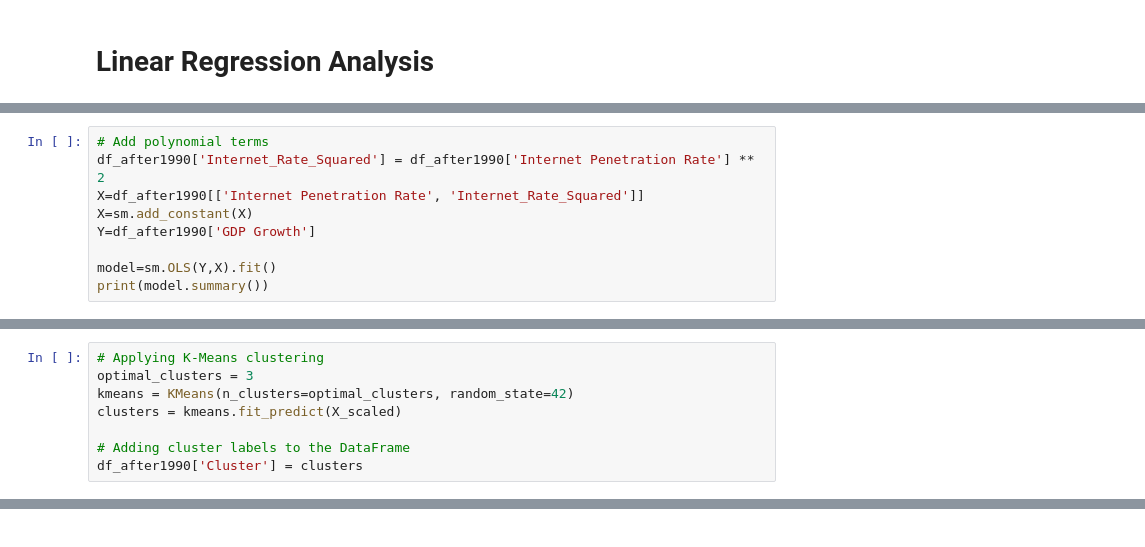
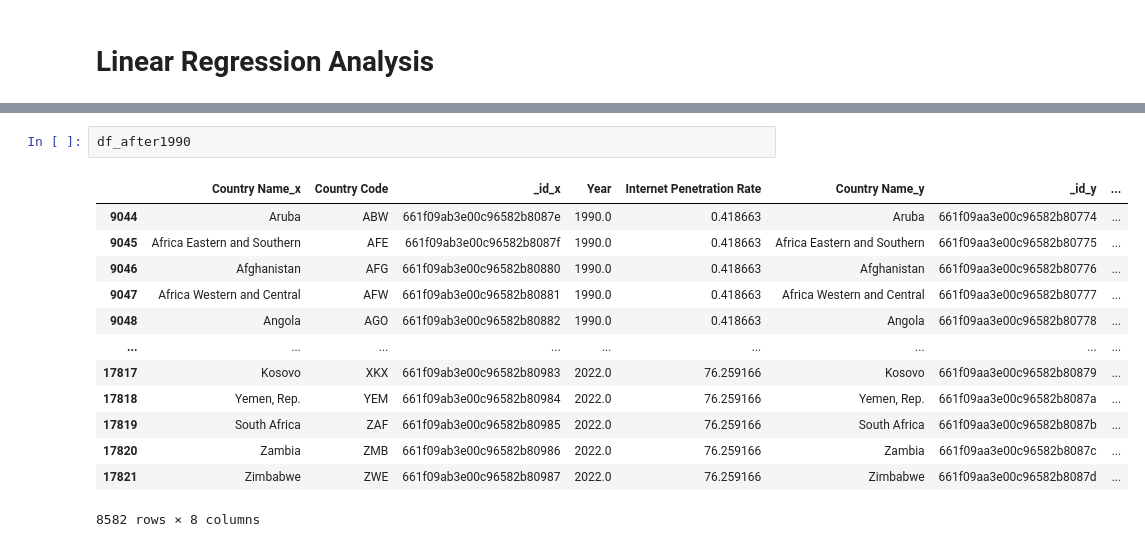
Before and after one commit to Crimson725/5200_proj, a Jupyter notebook: 5200_proj.ipynb, the cells around one changed output, grey strips where cells are left out. Saved outputs shown, nothing was run; the diff lists cells and outputs as text.

```diff
--- a/5200_proj.ipynb
+++ b/5200_proj.ipynb
@@ -431,9 +420,0 @@ X_train, X_test, y_train, y_test = train_test_split(X_scaled, y, test_size=0.2,
-# %%
-# Add polynomial terms
-df_after1990['Internet_Rate_Squared'] = df_after1990['Internet Penetration Rate'] ** 2
-X=df_after1990[['Internet Penetration Rate', 'Internet_Rate_Squared']]
-X=sm.add_constant(X)
-Y=df_after1990['GDP Growth']
-
-model=sm.OLS(Y,X).fit()
-print(model.summary())
@@ -484,8 +420,0 @@ plt.show()
-# %%
-# Applying K-Means clustering
-optimal_clusters = 3
-kmeans = KMeans(n_clusters=optimal_clusters, random_state=42)
-clusters = kmeans.fit_predict(X_scaled)
-
-# Adding cluster labels to the DataFrame
-df_after1990['Cluster'] = clusters
@@ -502,0 +421,16 @@ plt.show()
+# %%
+df_after1990
+# %% [output]
+|  | Country Name_x | Country Code | _id_x | Year | Internet Penetration Rate | Country Name_y | _id_y | ... |
+| 9044 | Aruba | ABW | 661f09ab3e00c96582b8087e | 1990.0 | 0.418663 | Aruba | 661f09aa3e00c96582b80774 | ... |
+| 9045 | Africa Eastern and Southern | AFE | 661f09ab3e00c96582b8087f | 1990.0 | 0.418663 | Africa Eastern and Southern | 661f09aa3e00c96582b80775 | ... |
+| 9046 | Afghanistan | AFG | 661f09ab3e00c96582b80880 | 1990.0 | 0.418663 | Afghanistan | 661f09aa3e00c96582b80776 | ... |
+| 9047 | Africa Western and Central | AFW | 661f09ab3e00c96582b80881 | 1990.0 | 0.418663 | Africa Western and Central | 661f09aa3e00c96582b80777 | ... |
+| 9048 | Angola | AGO | 661f09ab3e00c96582b80882 | 1990.0 | 0.418663 | Angola | 661f09aa3e00c96582b80778 | ... |
+| ... | ... | ... | ... | ... | ... | ... | ... | ... |
+| 17817 | Kosovo | XKX | 661f09ab3e00c96582b80983 | 2022.0 | 76.259166 | Kosovo | 661f09aa3e00c96582b80879 | ... |
+| 17818 | Yemen, Rep. | YEM | 661f09ab3e00c96582b80984 | 2022.0 | 76.259166 | Yemen, Rep. | 661f09aa3e00c96582b8087a | ... |
+| 17819 | South Africa | ZAF | 661f09ab3e00c96582b80985 | 2022.0 | 76.259166 | South Africa | 661f09aa3e00c96582b8087b | ... |
+| 17820 | Zambia | ZMB | 661f09ab3e00c96582b80986 | 2022.0 | 76.259166 | Zambia | 661f09aa3e00c96582b8087c | ... |
+| 17821 | Zimbabwe | ZWE | 661f09ab3e00c96582b80987 | 2022.0 | 76.259166 | Zimbabwe | 661f09aa3e00c96582b8087d | ... |
+8582 rows × 8 columns
```
Also changed, not shown: parts of 15 cells of this notebook.
